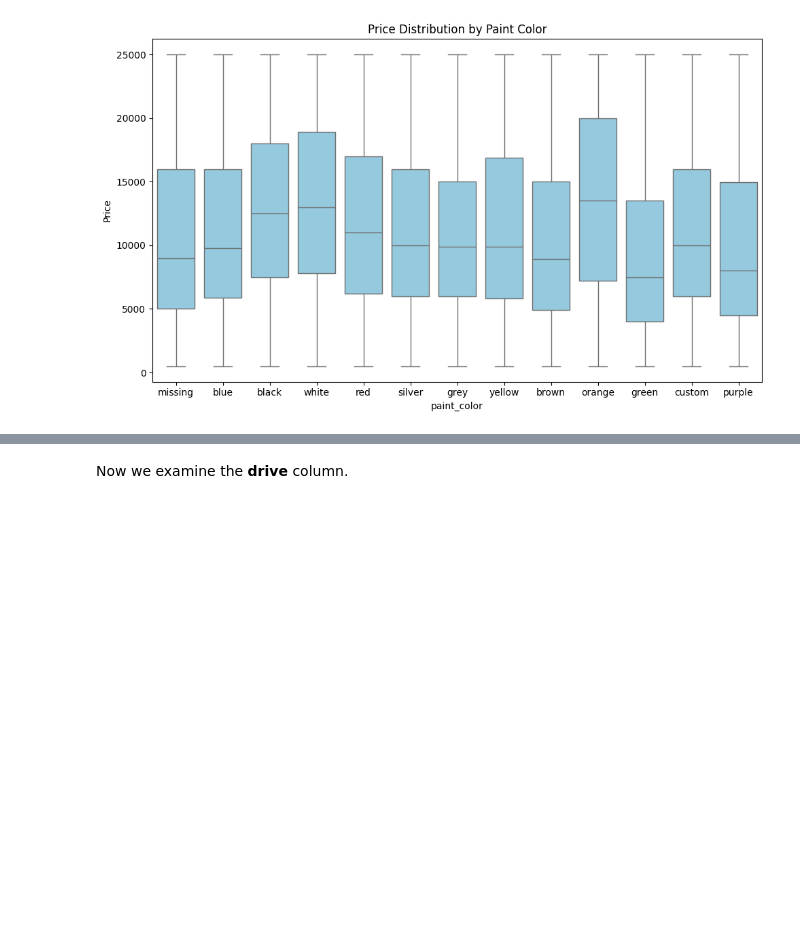
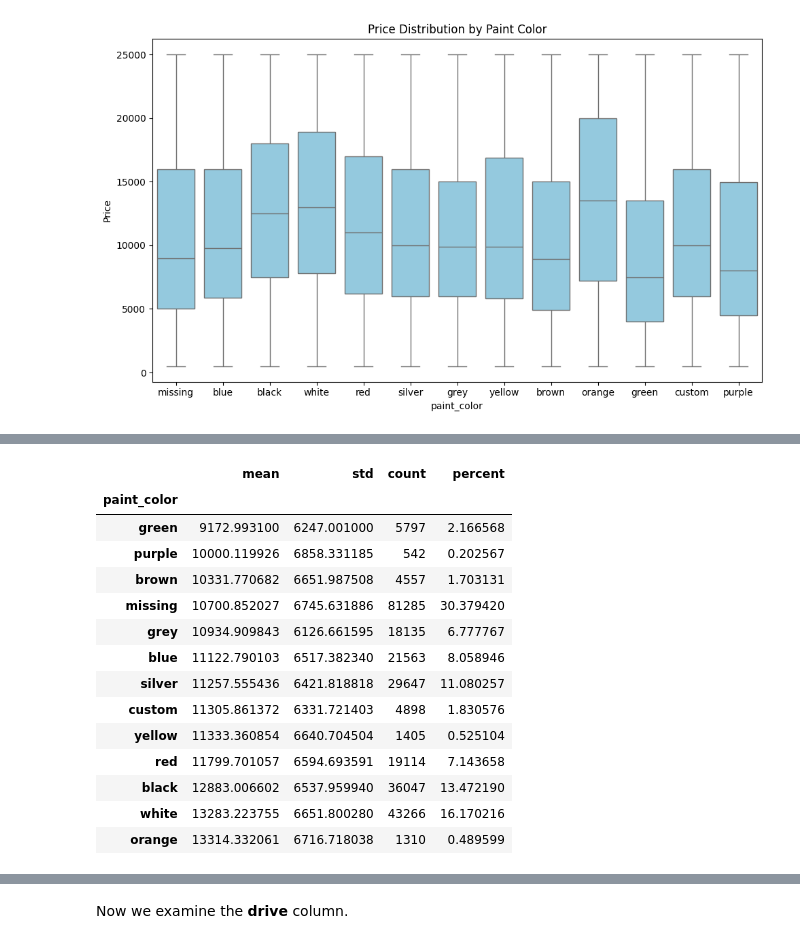
Before and after one commit to jeffreylgoode/what-drives-car-prices, a Jupyter notebook: notebooks/car_price_analysis.ipynb, the cells around one changed output, grey strips where cells are left out. Cells and saved outputs as stored; diff of their text form; code cells hidden in the pictures; blank space fills up the shorter version.

```diff
--- a/notebooks/car_price_analysis.ipynb
+++ b/notebooks/car_price_analysis.ipynb
@@ -738 +765,35 @@ plt.show()
+# %%
+import pandas as pd
+
+paint_color_stats = (
+    df_clean4
+    .groupby("paint_color")["price"]
+    .agg(["mean", "std", "count"])
+)
+
+# Add percent of total
+paint_color_stats["percent"] = (
+    paint_color_stats["count"] / len(df_clean4) * 100
+)
+
+# Sort by mean or percent
+paint_color_stats = paint_color_stats.sort_values("mean")
+
+paint_color_stats
+# %% [output]
+|  | mean | std | count | percent |
+| paint_color |  |  |  |  |
+| green | 9172.993100 | 6247.001000 | 5797 | 2.166568 |
+| purple | 10000.119926 | 6858.331185 | 542 | 0.202567 |
+| brown | 10331.770682 | 6651.987508 | 4557 | 1.703131 |
+| missing | 10700.852027 | 6745.631886 | 81285 | 30.379420 |
+| grey | 10934.909843 | 6126.661595 | 18135 | 6.777767 |
+| blue | 11122.790103 | 6517.382340 | 21563 | 8.058946 |
+| silver | 11257.555436 | 6421.818818 | 29647 | 11.080257 |
+| custom | 11305.861372 | 6331.721403 | 4898 | 1.830576 |
+| yellow | 11333.360854 | 6640.704504 | 1405 | 0.525104 |
+| red | 11799.701057 | 6594.693591 | 19114 | 7.143658 |
+| black | 12883.006602 | 6537.959940 | 36047 | 13.472190 |
+| white | 13283.223755 | 6651.800280 | 43266 | 16.170216 |
+| orange | 13314.332061 | 6716.718038 | 1310 | 0.489599 |
 # %% [markdown]
```
Also changed, not shown: parts of 29 cells of this notebook.
